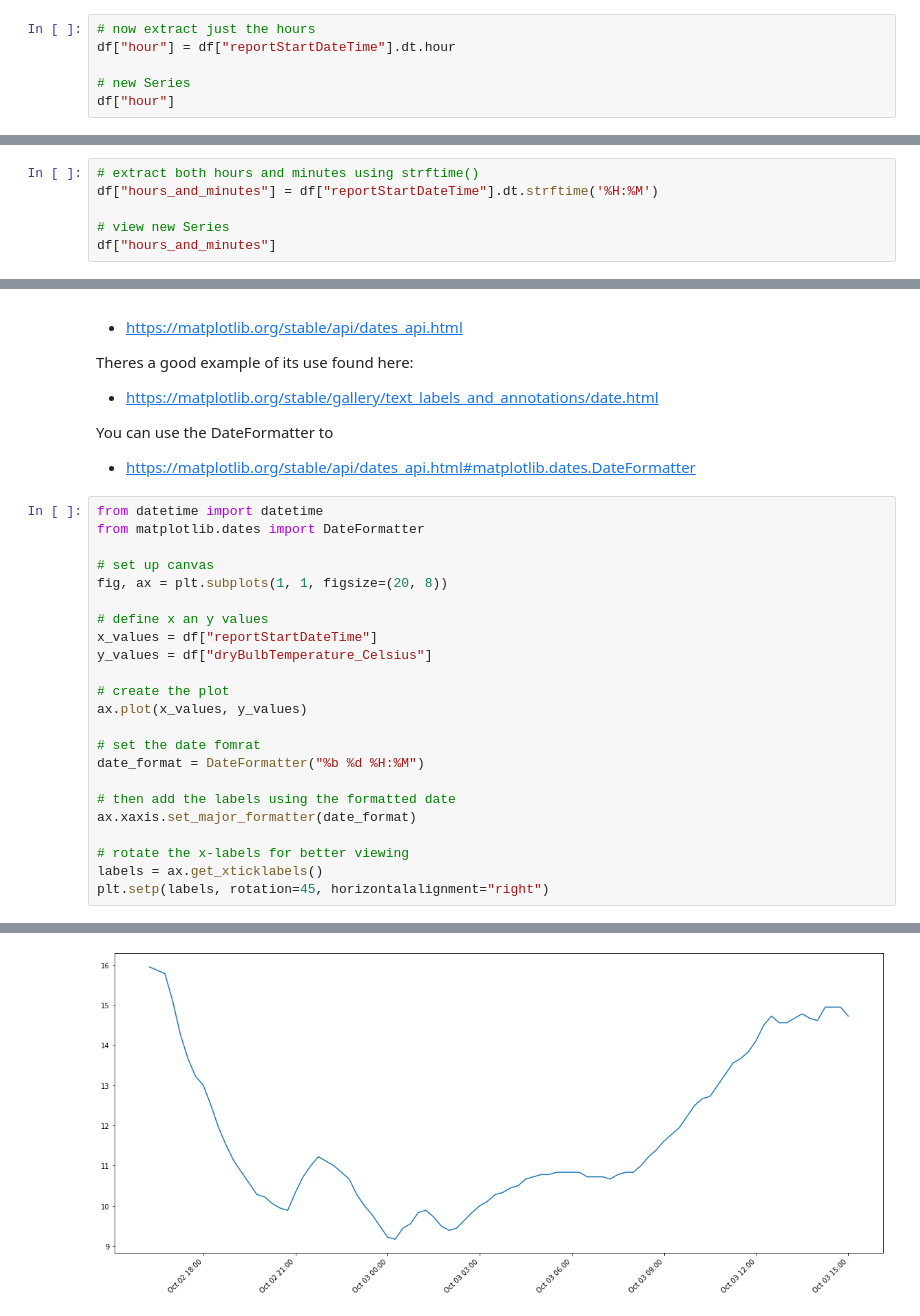
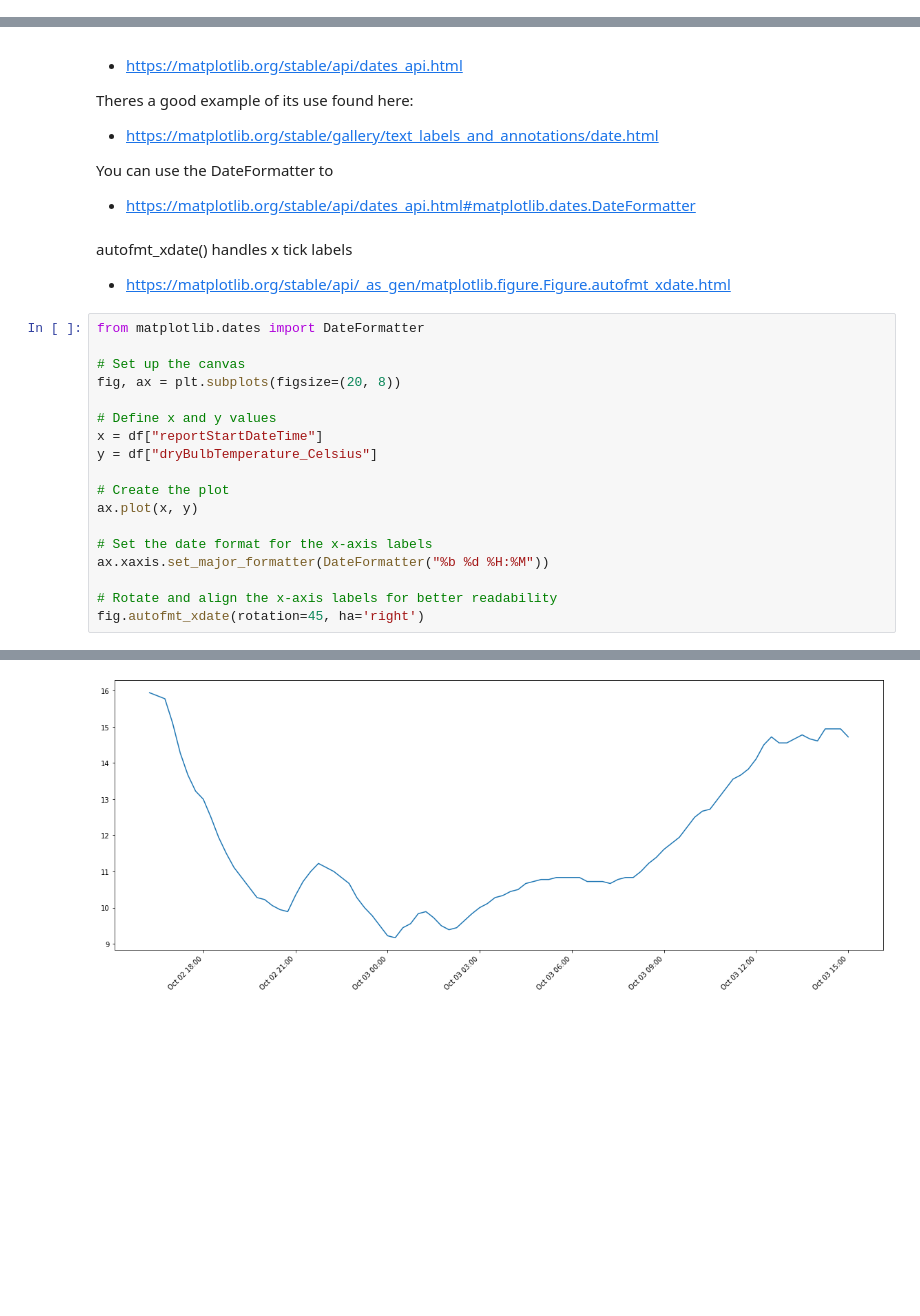
Before and after one commit to holmstead/PFDA, a Jupyter notebook: assignments/assignment2-weather.ipynb, the cells around one changed output, grey strips where cells are left out. Saved outputs shown, nothing was run; the diff lists cells and outputs as text; blank space fills up the shorter version.

Commit message:
update to use DateFormatter and autofmt_xdate()

```diff
--- a/assignments/assignment2-weather.ipynb
+++ b/assignments/assignment2-weather.ipynb
@@ -134,6 +103,0 @@ Name: reportStartDateTime, Length: 89, dtype: datetime64[ns, UTC]
-# %%
-# now extract just the hours
-df["hour"] = df["reportStartDateTime"].dt.hour
-
-# new Series
-df["hour"]
@@ -153,6 +103,0 @@ Name: hour, Length: 89, dtype: int32
-# %%
-# extract both hours and minutes using strftime()
-df["hours_and_minutes"] = df["reportStartDateTime"].dt.strftime('%H:%M')
-
-# view new Series
-df["hours_and_minutes"]
@@ -224,27 +117,26 @@ Theres a good example of its use found here:
 You can use the DateFormatter to
 
 - https://matplotlib.org/stable/api/dates_api.html#matplotlib.dates.DateFormatter
+# %% [markdown]
+autofmt_xdate() handles x tick labels
+
+- https://matplotlib.org/stable/api/_as_gen/matplotlib.figure.Figure.autofmt_xdate.html
 # %%
-from datetime import datetime
 from matplotlib.dates import DateFormatter
 
-# set up canvas
-fig, ax = plt.subplots(1, 1, figsize=(20, 8))
+# Set up the canvas
+fig, ax = plt.subplots(figsize=(20, 8))
 
-# define x an y values
-x_values = df["reportStartDateTime"]
-y_values = df["dryBulbTemperature_Celsius"]
+# Define x and y values
+x = df["reportStartDateTime"]
+y = df["dryBulbTemperature_Celsius"]
 
-# create the plot
-ax.plot(x_values, y_values)
+# Create the plot
+ax.plot(x, y)
 
-# set the date fomrat
-date_format = DateFormatter("%b %d %H:%M")
+# Set the date format for the x-axis labels
+ax.xaxis.set_major_formatter(DateFormatter("%b %d %H:%M"))
 
-# then add the labels using the formatted date
-ax.xaxis.set_major_formatter(date_format)
-
-# rotate the x-labels for better viewing
-labels = ax.get_xticklabels()
-plt.setp(labels, rotation=45, horizontalalignment="right")
+# Rotate and align the x-axis labels for better readability
+fig.autofmt_xdate(rotation=45, ha='right')
 # %% [output]
@@ -267 +143 @@ plt.setp(labels, rotation=45, horizontalalignment="right")
-[figure, old version]
+[figure, new version]
```
Also changed, not shown: parts of 17 cells of this notebook.
